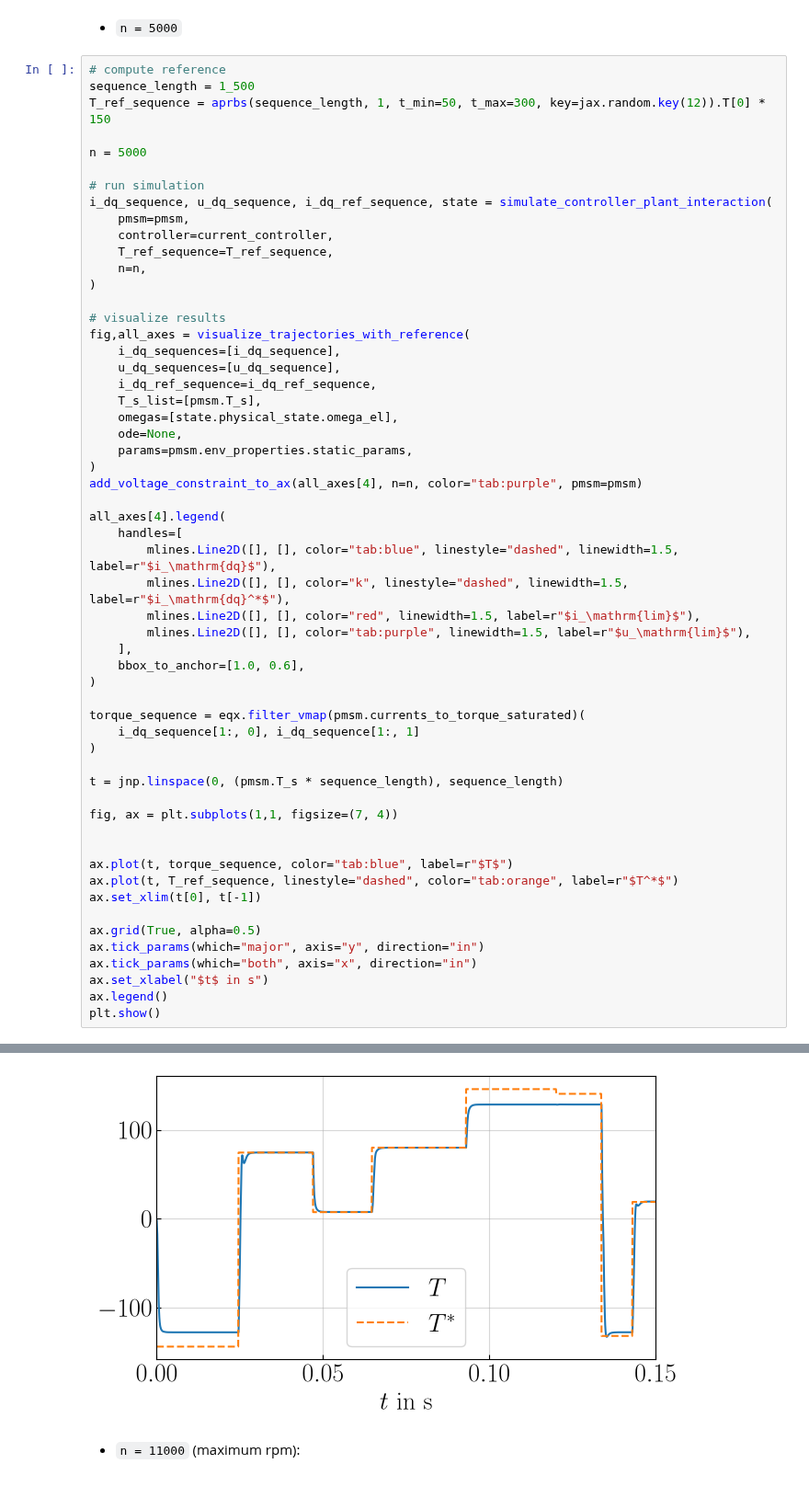
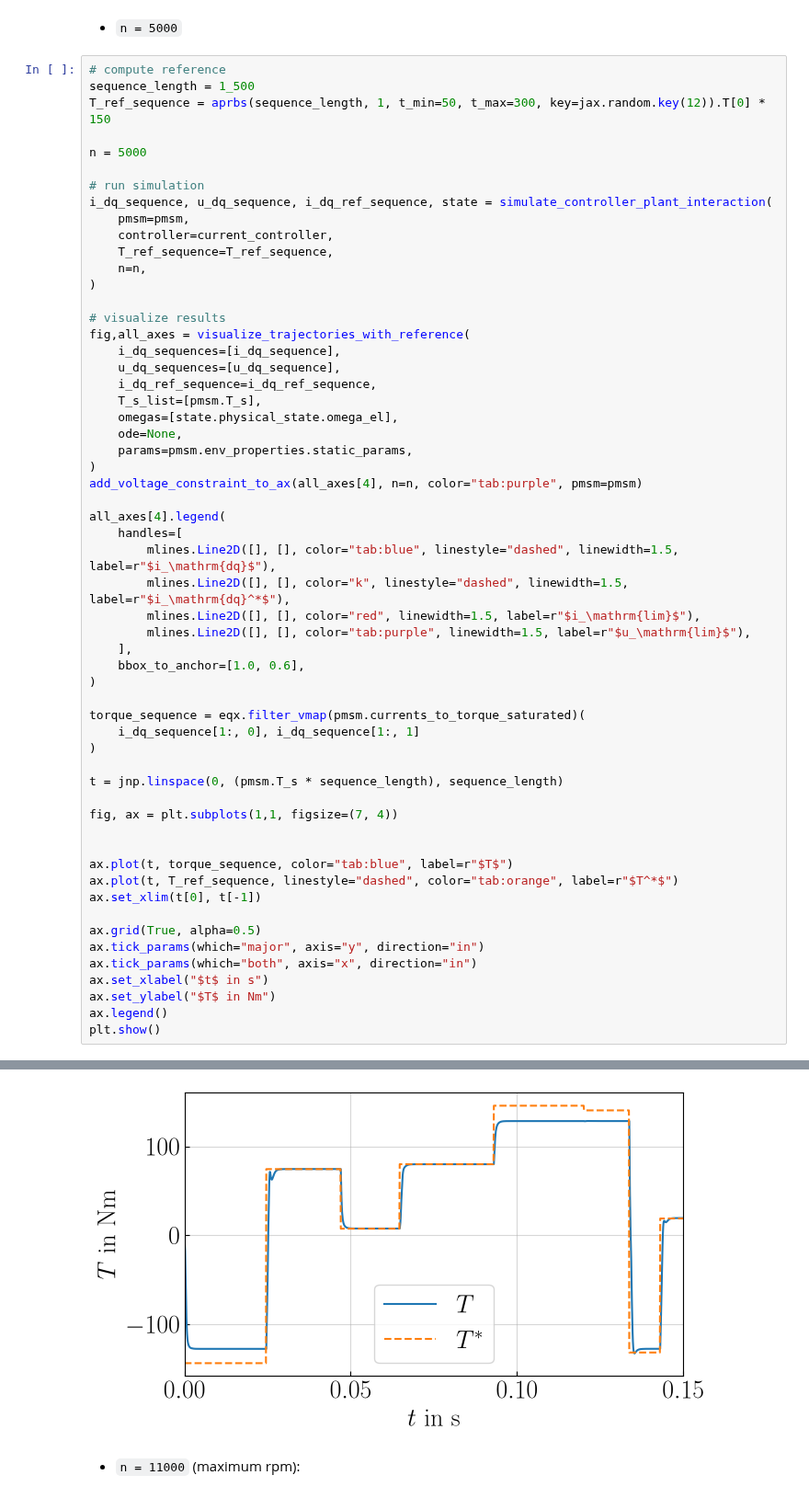
Before and after one commit to IAS-Uni-Siegen/CTPD_course, a Jupyter notebook: interactive_notebooks/inb05/inb05-PMSM_operating_point_selection.ipynb, the cells around one changed output, grey strips where cells are left out. Shown at 92% size. Cells and saved outputs as stored; diff of their text form.

```diff
--- a/interactive_notebooks/inb05/inb05-PMSM_operating_point_selection.ipynb
+++ b/interactive_notebooks/inb05/inb05-PMSM_operating_point_selection.ipynb
@@ -1002,34 +1000,35 @@ all_axes[4].legend(
     handles=[
         mlines.Line2D([], [], color="tab:blue", linestyle="dashed", linewidth=1.5, label=r"$i_\mathrm{dq}$"),
         mlines.Line2D([], [], color="k", linestyle="dashed", linewidth=1.5, label=r"$i_\mathrm{dq}^*$"),
         mlines.Line2D([], [], color="red", linewidth=1.5, label=r"$i_\mathrm{lim}$"),
         mlines.Line2D([], [], color="tab:purple", linewidth=1.5, label=r"$u_\mathrm{lim}$"),
     ],
     bbox_to_anchor=[1.0, 0.6],
 )
 
 torque_sequence = eqx.filter_vmap(pmsm.currents_to_torque_saturated)(
     i_dq_sequence[1:, 0], i_dq_sequence[1:, 1]
 )
 
 t = jnp.linspace(0, (pmsm.T_s * sequence_length), sequence_length)
 
 fig, ax = plt.subplots(1,1, figsize=(7, 4))
 
 
 ax.plot(t, torque_sequence, color="tab:blue", label=r"$T$")
 ax.plot(t, T_ref_sequence, linestyle="dashed", color="tab:orange", label=r"$T^*$")
 ax.set_xlim(t[0], t[-1])
 
 ax.grid(True, alpha=0.5)
 ax.tick_params(which="major", axis="y", direction="in")
 ax.tick_params(which="both", axis="x", direction="in")
 ax.set_xlabel("$t$ in s")
+ax.set_ylabel("$T$ in Nm")
 ax.legend()
 plt.show()
 # %% [output]
 [figure]
-[figure, old version]
+[figure, new version]
 # %% [markdown]
 - `n = 11000` (maximum rpm):
 # %%
```
Also changed, not shown: parts of 3 cells of this notebook.
